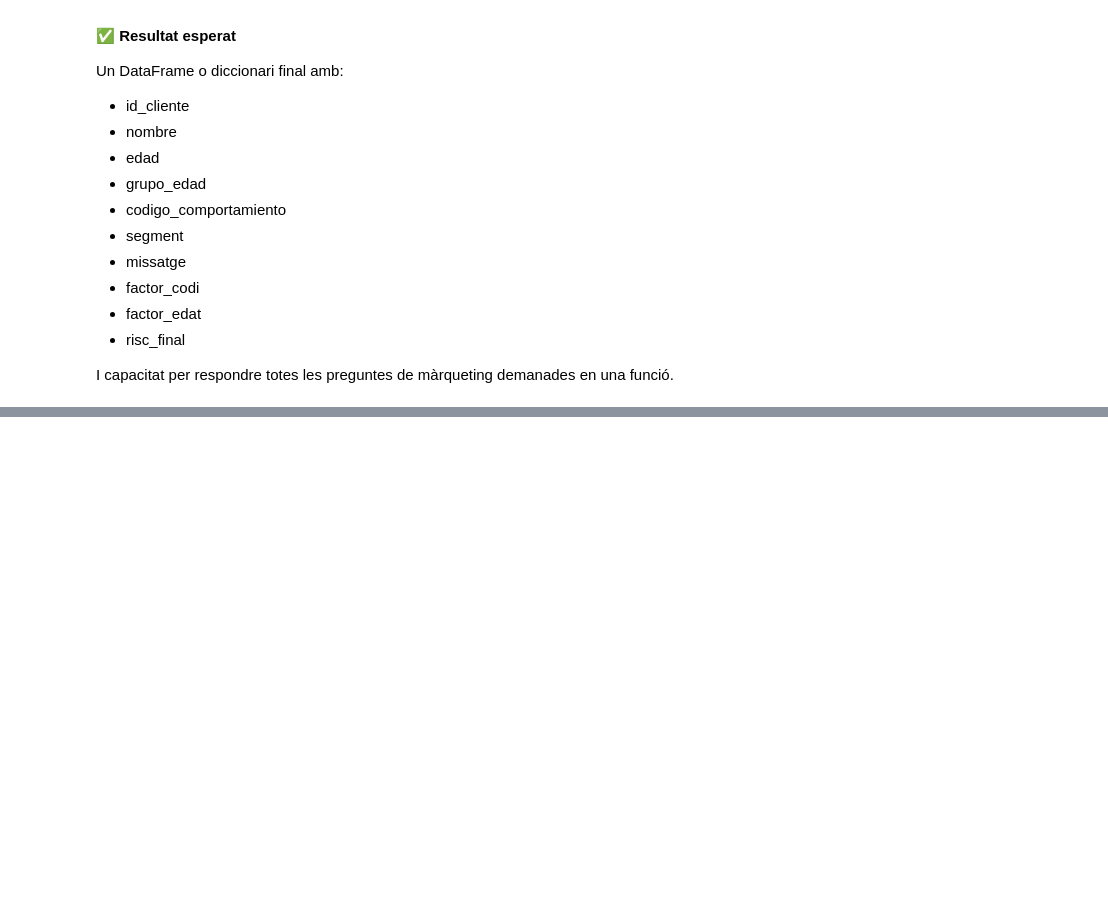
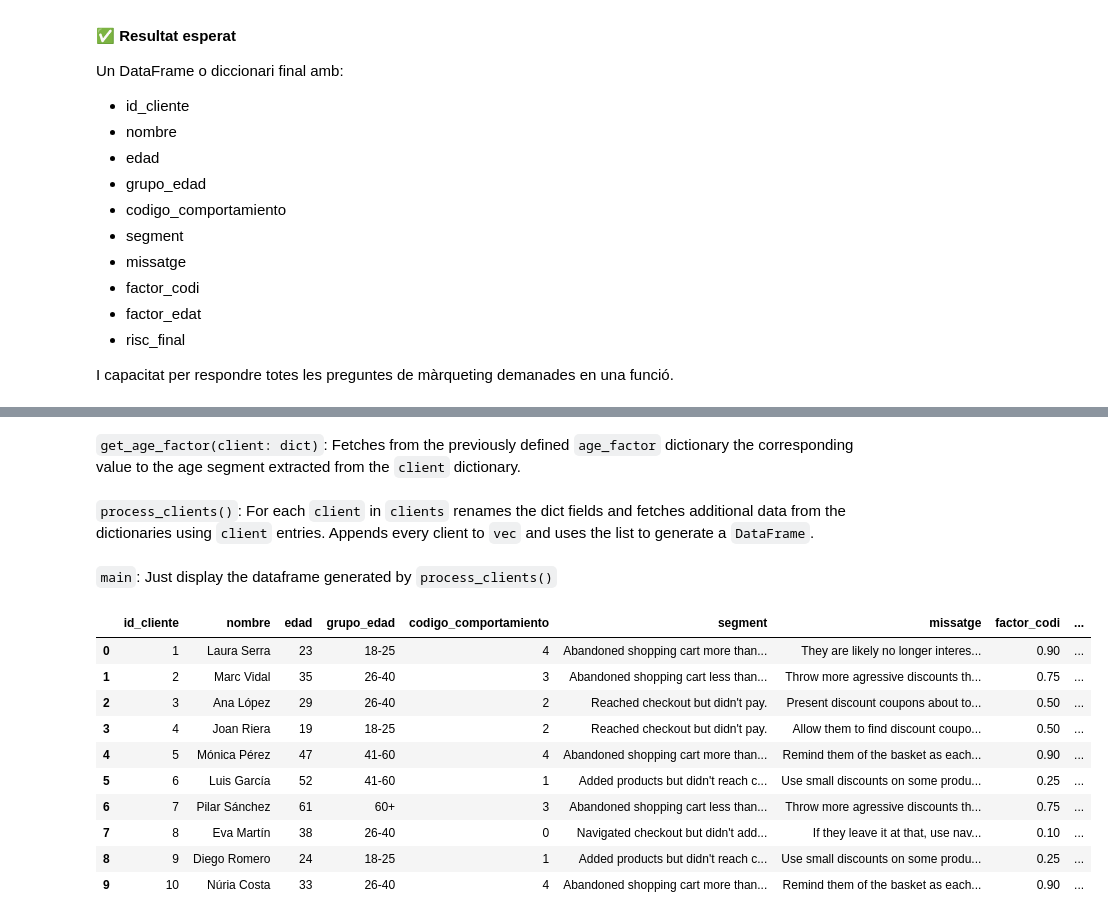
Before and after one commit to Horizon-A028/ITA, a Jupyter notebook: S7/S7.ipynb, the cells around one changed output, grey strips where cells are left out. Drawn from its saved outputs; the diff is of its cells as text; code cells hidden in the pictures; blank space fills up the shorter version.

```diff
--- a/S7/S7.ipynb
+++ b/S7/S7.ipynb
@@ -631,0 +682,3 @@ df
+# %%
+def get_message(client):
+  return message[client["grup_edat"]][client["codi_comportament"]]
@@ -631,0 +687,43 @@ df
+# %%
+def get_behaviour_factor(client):
+  return behaviour_factor[client["codi_comportament"]]
+# %% [markdown]
+`get_age_factor(client: dict)`: Fetches from the previously defined `age_factor` dictionary the corresponding value to the age segment extracted from the `client` dictionary.
+# %%
+def get_age_factor(client):
+  return age_factor[client["grup_edat"]]
+# %% [markdown]
+`process_clients()`: For each `client` in `clients` renames the dict fields and fetches additional data from the dictionaries using `client` entries. Appends every client to `vec` and uses the list to generate a `DataFrame`.
+# %%
+def process_clients():
+  vec = []
+  for client in clients:
+    vec.append({
+      "id_cliente"           : client["id_client"],
+      "nombre"               : client["nom"],
+      "edad"                 : client["edat"],
+      "grupo_edad"           : client["grup_edat"],
+      "codigo_comportamiento": client["codi_comportament"],
+      "segment"              : get_segment(client),
+      "missatge"             : get_message(client),
+      "factor_codi"          : get_behaviour_factor(client),
+      "factor_edat"          : get_age_factor(client),
+      "risc_final"           : final_risk(client)
+    })
+  return pd.DataFrame(vec)
+# %% [markdown]
+`main`: Just display the dataframe generated by `process_clients()`
+# %%
+display(process_clients())
+# %% [output]
+|  | id_cliente | nombre | edad | grupo_edad | codigo_comportamiento | segment | missatge | factor_codi | ... |
+| 0 | 1 | Laura Serra | 23 | 18-25 | 4 | Abandoned shopping cart more than... | They are likely no longer interes... | 0.90 | ... |
+| 1 | 2 | Marc Vidal | 35 | 26-40 | 3 | Abandoned shopping cart less than... | Throw more agressive discounts th... | 0.75 | ... |
+| 2 | 3 | Ana López | 29 | 26-40 | 2 | Reached checkout but didn't pay. | Present discount coupons about to... | 0.50 | ... |
+| 3 | 4 | Joan Riera | 19 | 18-25 | 2 | Reached checkout but didn't pay. | Allow them to find discount coupo... | 0.50 | ... |
+| 4 | 5 | Mónica Pérez | 47 | 41-60 | 4 | Abandoned shopping cart more than... | Remind them of the basket as each... | 0.90 | ... |
+| 5 | 6 | Luis García | 52 | 41-60 | 1 | Added products but didn't reach c... | Use small discounts on some produ... | 0.25 | ... |
+| 6 | 7 | Pilar Sánchez | 61 | 60+ | 3 | Abandoned shopping cart less than... | Throw more agressive discounts th... | 0.75 | ... |
+| 7 | 8 | Eva Martín | 38 | 26-40 | 0 | Navigated checkout but didn't add... | If they leave it at that, use nav... | 0.10 | ... |
+| 8 | 9 | Diego Romero | 24 | 18-25 | 1 | Added products but didn't reach c... | Use small discounts on some produ... | 0.25 | ... |
+| 9 | 10 | Núria Costa | 33 | 26-40 | 4 | Abandoned shopping cart more than... | Remind them of the basket as each... | 0.90 | ... |
```
Also changed, not shown: parts of 102 cells of this notebook, 2 other files.
